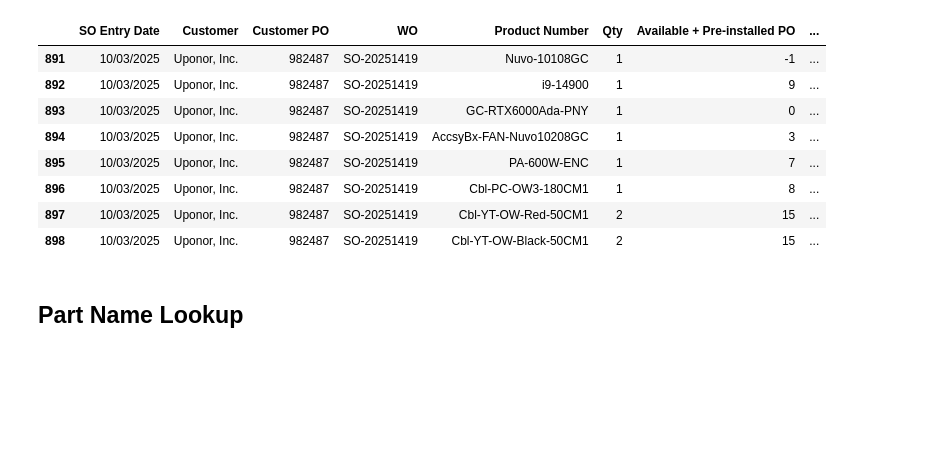
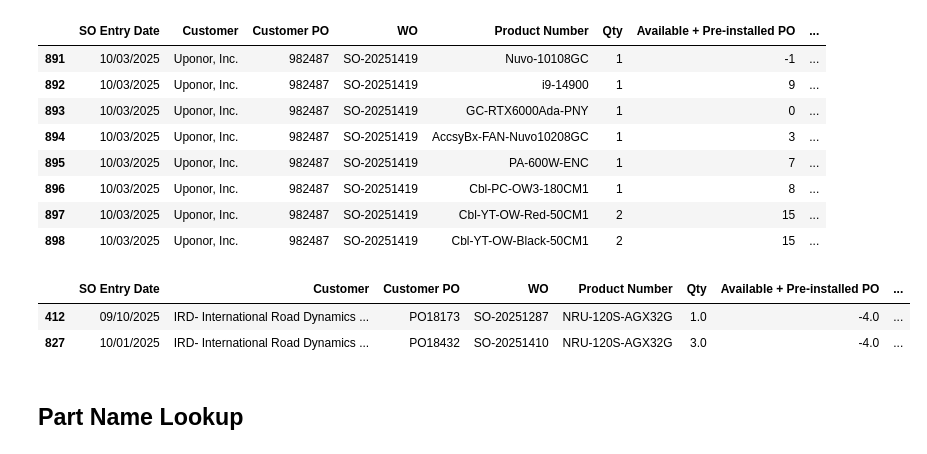
Before and after one commit to playoung2818/ERP_System, a Jupyter notebook: ERP_Dashboard.ipynb, the cells around one changed output. Saved outputs shown, nothing was run; the diff lists cells and outputs as text; code cells hidden in the pictures; blank space fills up the shorter version.

```diff
--- a/ERP_Dashboard.ipynb
+++ b/ERP_Dashboard.ipynb
@@ -76,29 +76,14 @@ def search_items(query: str, top_k: int = 15) -> pd.DataFrame:
 # Read entire table
 df = pd.read_sql_table("wo_structured", con=engine, schema="public")
 
-ERP_df= df[['SO Entry Date', 'Customer', 'Customer PO', 'WO', 'Product Number', 'Qty',
-                              "Available + Pre-installed PO", 'Stock_Available', "Assigned Q'ty", 'In Stock(Inventory)', 'On Hand', 'On Sales Order', 'On PO', 'Reorder Pt (Min)', 'Sales/Week', 'Recommended Restock Qty', 'Lead Time', 'Picked']]
+ERP_df= df[['Order Date', "Name", "P. O. #", "QB Num", "Item", 'Qty(-)',
+                              "Available + Pre-installed PO", 'Stock_Available', "Assigned Q'ty", 'In Stock(Inventory)', 'On Hand', 'On Sales Order', 'On PO', 'Reorder Pt (Min)', 'Available + On PO', 'Sales/Week', 'Recommended Restock Qty', 'Ship Date', 'Picked']]
 
 ERP_df = ERP_df.copy()
 
 ERP_df['SO_Status'] = np.where(
     ERP_df['Stock_Available'] < 0, 'Shortage', 'Available'
 )
-
-# --- REORDER COLUMNS (do this BEFORE saving to Excel) ---
-desired_order = [
-    "SO Entry Date", "Customer", "Customer PO", "WO", "Product Number", "Qty",
-    "Available + Pre-installed PO", "Stock_Available", 'On Hand', "In Stock(Inventory)",
-    "Assigned Q'ty", "On Sales Order", "On PO",
-    "Reorder Pt (Min)", 'Sales/Week', "Recommended Restock Qty",
-    'Lead Time', "Picked", "SO_Status",
-]
-
-# keep only existing columns in that order, then append any remaining columns
-ordered = [c for c in desired_order if c in ERP_df.columns] + \
-          [c for c in ERP_df.columns if c not in desired_order]
-
-ERP_df = ERP_df.reindex(columns=ordered)
 # %% [markdown]
 ## SO not has been assigned LT yet
 # %%
@@ -374,8 +359,12 @@ display(styled)
 | 897 | 10/03/2025 | Uponor, Inc. | 982487 | SO-20251419 | Cbl-YT-OW-Red-50CM1 | 2 | 15 | ... |
 | 898 | 10/03/2025 | Uponor, Inc. | 982487 | SO-20251419 | Cbl-YT-OW-Black-50CM1 | 2 | 15 | ... |
 # %%
-filtered_df = ERP_df[ERP_df['Product Number'] == 'DDR4-32GB-WT32-SM'].sort_values(by='Lead Time',ascending=True)
-filtered_df.to_excel(r"C:\Users\Admin\OneDrive - neousys-tech\Share NTA Warehouse\Daily Update\DDR4-32GB-WT32-SM.xlsx", index=False)
+filtered_df = ERP_df[ERP_df['Product Number'] == 'NRU-120S-AGX32G'].sort_values(by='Lead Time',ascending=True)
+filtered_df
+# %% [output]
+|  | SO Entry Date | Customer | Customer PO | WO | Product Number | Qty | Available + Pre-installed PO | ... |
+| 412 | 09/10/2025 | IRD- International Road Dynamics ... | PO18173 | SO-20251287 | NRU-120S-AGX32G | 1.0 | -4.0 | ... |
+| 827 | 10/01/2025 | IRD- International Road Dynamics ... | PO18432 | SO-20251410 | NRU-120S-AGX32G | 3.0 | -4.0 | ... |
 # %% [markdown]
 ## Part Name Lookup
 # %%
```
Also changed, not shown: parts of 4 cells of this notebook, 3 other files.
